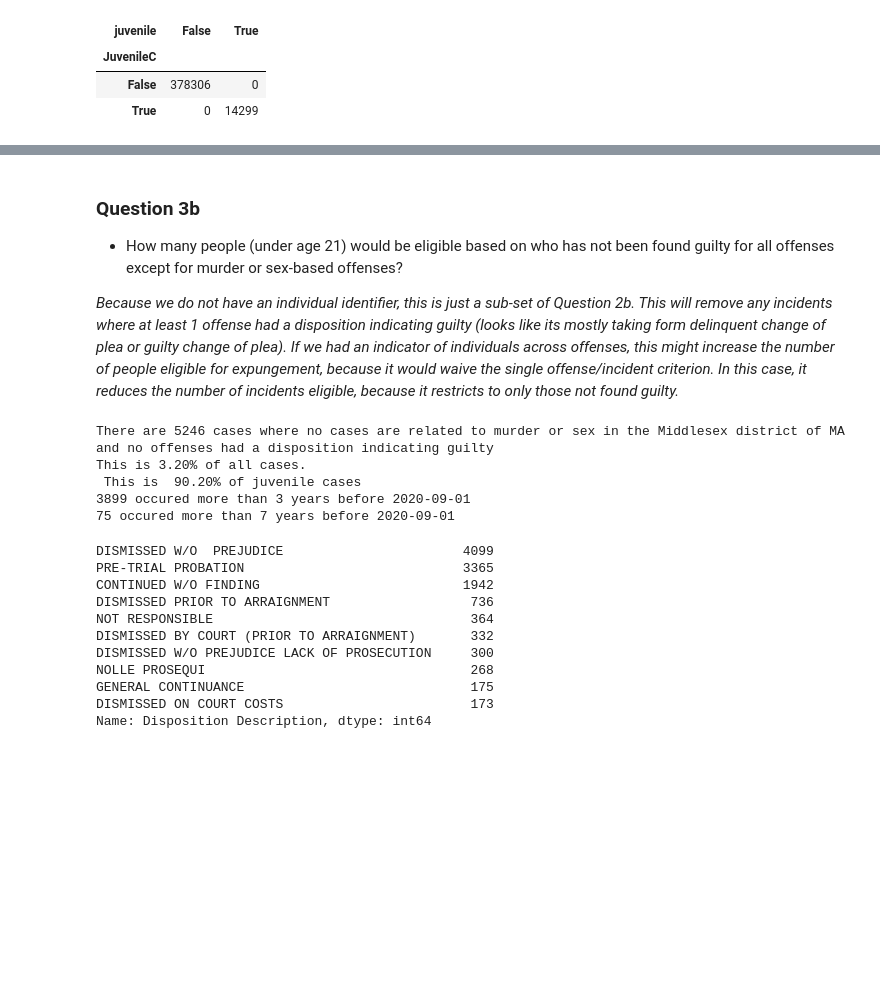
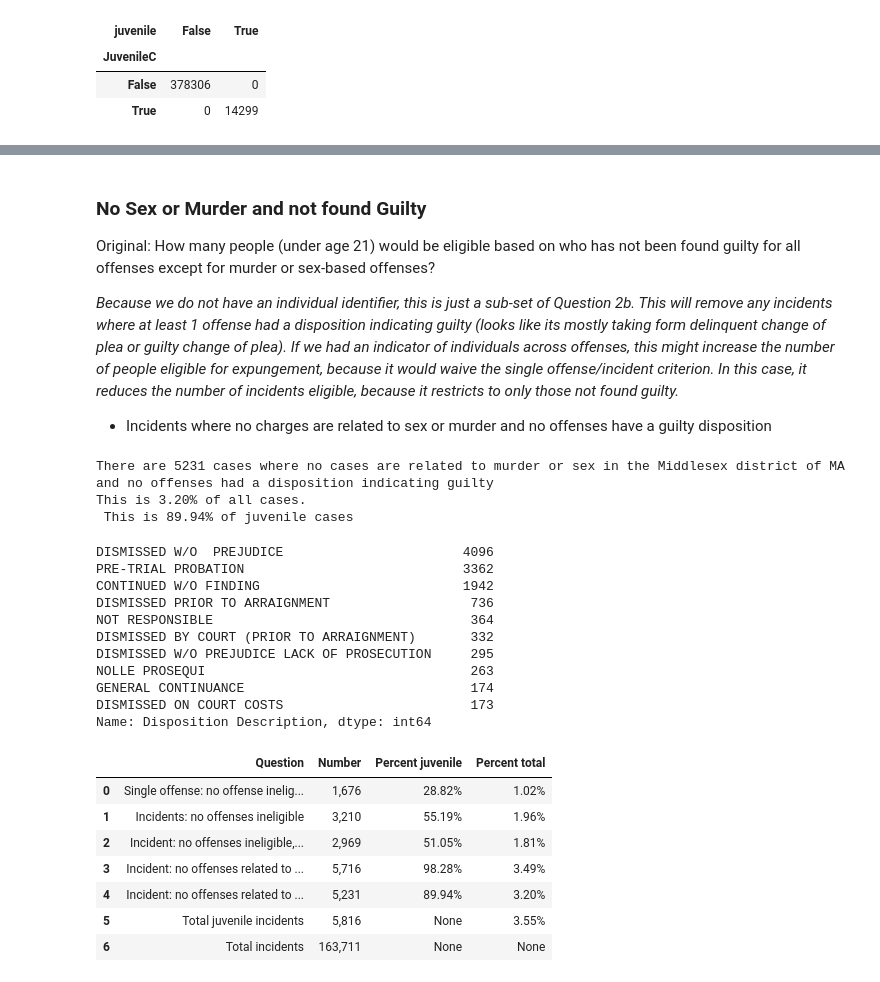
Before and after one commit to codeforboston/clean-slate-data, a Jupyter notebook: analyses/notebooks/How many expungable-Middlesex.ipynb, the cells around one changed output, grey strips where cells are left out. Cells and saved outputs as stored; diff of their text form; code cells hidden in the pictures; blank space fills up the shorter version.

```diff
--- a/analyses/notebooks/How many expungable-Middlesex.ipynb
+++ b/analyses/notebooks/How many expungable-Middlesex.ipynb
@@ -265,13 +363,16 @@ x = ms.loc[
 ]
 
 People_eligible = x['Case Number'].nunique()
+pct_tot = '{:.2%}'.format(People_eligible/Number_Cases)
+pct_juv = '{:.2%}'.format(People_eligible/Number_Cases_Juvenile)
+q1 = ['Single offense: no offense ineligible', People_eligible, pct_tot, pct_juv]
 
 print(f"There are {People_eligible} cases with charges eligible for expungement in the Middlesex district of MA")
-print(f"if we include 'attempts' as expungeable. This is {People_eligible/Number_Cases:.2%} of all cases. \n",
-     f"This is {People_eligible/Number_Cases_Juvenile: .2%} of juvenile cases")
+print(f"This is {pct_tot} of all cases. \n",
+     f"This is {pct_juv} of juvenile cases")
 
-date_range(x)
+#date_range(x)
 
-x['Disposition Description'].value_counts(dropna=False)[0:10]
+#print(x['Disposition Description'].value_counts(dropna=False)[0:10])
 # %% [output]
 There are 1676 cases with charges eligible for expungement in the Middlesex district of MA
@@ -343,13 +436,16 @@ x = ms.loc[
 ]
 
 People_eligible = x['Case Number'].nunique()
+pct_tot = '{:.2%}'.format(People_eligible/Number_Cases)
+pct_juv = '{:.2%}'.format(People_eligible/Number_Cases_Juvenile)
+q3 = ['Incident: no offenses ineligible, no guilty dispositions', People_eligible, pct_tot, pct_juv]
 
-print(f"There are {People_eligible} cases with charges eligible for expungement in the Middlesex district of MA, where",
+print(f"There are {People_eligible} cases with all charges eligible for expungement in the Middlesex district of MA, where",
      "no charges in the incident had a guilty disposition")
-print(f"we include 'attempts' as expungeable. This is {People_eligible/Number_Cases:.2%} of all cases. \n",
-     f"This is {People_eligible/Number_Cases_Juvenile: .2%} of juvenile cases")
+print(f"This is {pct_tot} of all cases. \n",
+     f"This is {pct_juv} of juvenile cases")
 
-date_range(x)
+#date_range(x)
 
 x['Disposition Description'].value_counts(dropna=False)[0:10]
 # %% [output]
@@ -382,10 +478,13 @@ x = ms.loc[
 ]
 
 People_eligible = x['Case Number'].nunique()
+pct_tot = '{:.2%}'.format(People_eligible/Number_Cases)
+pct_juv = '{:.2%}'.format(People_eligible/Number_Cases_Juvenile)
+q4 = ['Incident: no offenses related to sex or murder', People_eligible, pct_tot, pct_juv]
 
 print(f"There are {People_eligible} cases where no cases are related to murder or sex in the Middlesex district of MA")
-print(f"This is {People_eligible/Number_Cases:.2%} of all cases. \n",
-     f"This is {People_eligible/Number_Cases_Juvenile: .2%} of juvenile cases")
+print(f"This is {pct_tot} of all cases. \n",
+     f"This is {pct_juv} of juvenile cases")
 
 date_range(x)
 
@@ -408,10 +507,12 @@ NOLLE PROSEQUI                                  302
 GUILTY CHANGE OF PLEA                           208
 Name: Disposition Description, dtype: int64
 # %% [markdown]
-### Question 3b
-- How many people (under age 21) would be eligible based on who has not been found guilty for all offenses except for murder or sex-based offenses?
+### No Sex or Murder and not found Guilty
+Original: How many people (under age 21) would be eligible based on who has not been found guilty for all offenses except for murder or sex-based offenses?
 
 *Because we do not have an individual identifier, this is just a sub-set of Question 2b. This will remove any incidents where at least 1 offense had a disposition indicating guilty (looks like its mostly taking form delinquent change of plea or guilty change of plea). If we had an indicator of individuals across offenses, this might increase the number of people eligible for expungement, because it would waive the single offense/incident criterion. In this case, it reduces the number of incidents eligible, because it restricts to only those not found guilty.*
+
+- Incidents where no charges are related to sex or murder and no offenses have a guilty disposition
 # %%
 x = ms.loc[
     (ms['Incident_Murder_Sex'] == False) &
@@ -420,29 +521,46 @@ x = ms.loc[
 ]
 
 People_eligible = x['Case Number'].nunique()
+pct_tot = '{:.2%}'.format(People_eligible/Number_Cases)
+pct_juv = '{:.2%}'.format(People_eligible/Number_Cases_Juvenile)
+q5 = ['Incident: no offenses related to sex or murder, no guilty dispositions', People_eligible, pct_tot, pct_juv]
 
 print(f"There are {People_eligible} cases where no cases are related to murder or sex in the Middlesex district of MA",
      "and no offenses had a disposition indicating guilty")
-print(f"This is {People_eligible/Number_Cases:.2%} of all cases. \n",
-     f"This is {People_eligible/Number_Cases_Juvenile: .2%} of juvenile cases")
+print(f"This is {pct_tot} of all cases. \n",
+     f"This is {pct_juv} of juvenile cases")
 
-date_range(x)
+#date_range(x)
 
 x['Disposition Description'].value_counts(dropna=False)[0:10]
 # %% [output]
-There are 5246 cases where no cases are related to murder or sex in the Middlesex district of MA and no offenses had a disposition indicating guilty
+There are 5231 cases where no cases are related to murder or sex in the Middlesex district of MA and no offenses had a disposition indicating guilty
 This is 3.20% of all cases.
- This is  90.20% of juvenile cases
-3899 occured more than 3 years before 2020-09-01
-75 occured more than 7 years before 2020-09-01
+ This is 89.94% of juvenile cases
-DISMISSED W/O  PREJUDICE                       4099
-PRE-TRIAL PROBATION                            3365
+DISMISSED W/O  PREJUDICE                       4096
+PRE-TRIAL PROBATION                            3362
 CONTINUED W/O FINDING                          1942
 DISMISSED PRIOR TO ARRAIGNMENT                  736
 NOT RESPONSIBLE                                 364
 DISMISSED BY COURT (PRIOR TO ARRAIGNMENT)       332
-DISMISSED W/O PREJUDICE LACK OF PROSECUTION     300
-NOLLE PROSEQUI                                  268
-GENERAL CONTINUANCE                             175
+DISMISSED W/O PREJUDICE LACK OF PROSECUTION     295
+NOLLE PROSEQUI                                  263
+GENERAL CONTINUANCE                             174
 DISMISSED ON COURT COSTS                        173
 Name: Disposition Description, dtype: int64
+# %%
+total = ['Total incidents', Number_Cases ]
+juvenile = ['Total juvenile incidents', Number_Cases_Juvenile, Percent_Juvenile]
+a = [q1, q2, q3, q4, q5, juvenile, total]
+ans = pd.DataFrame(a , columns = ['Question', 'Number', 'Percent total', 'Percent juvenile'])
+ans = ans[['Question', 'Number', 'Percent juvenile', 'Percent total']]
+ans.style.format({'Number':'{:,}'})
+# %% [output]
+|  | Question | Number | Percent juvenile | Percent total |
+| 0 | Single offense: no offense inelig... | 1,676 | 28.82% | 1.02% |
+| 1 | Incidents: no offenses ineligible | 3,210 | 55.19% | 1.96% |
+| 2 | Incident: no offenses ineligible,... | 2,969 | 51.05% | 1.81% |
+| 3 | Incident: no offenses related to ... | 5,716 | 98.28% | 3.49% |
+| 4 | Incident: no offenses related to ... | 5,231 | 89.94% | 3.20% |
+| 5 | Total juvenile incidents | 5,816 | None | 3.55% |
+| 6 | Total incidents | 163,711 | None | None |
```
Also changed, not shown: parts of 28 cells of this notebook, 1 other file.
